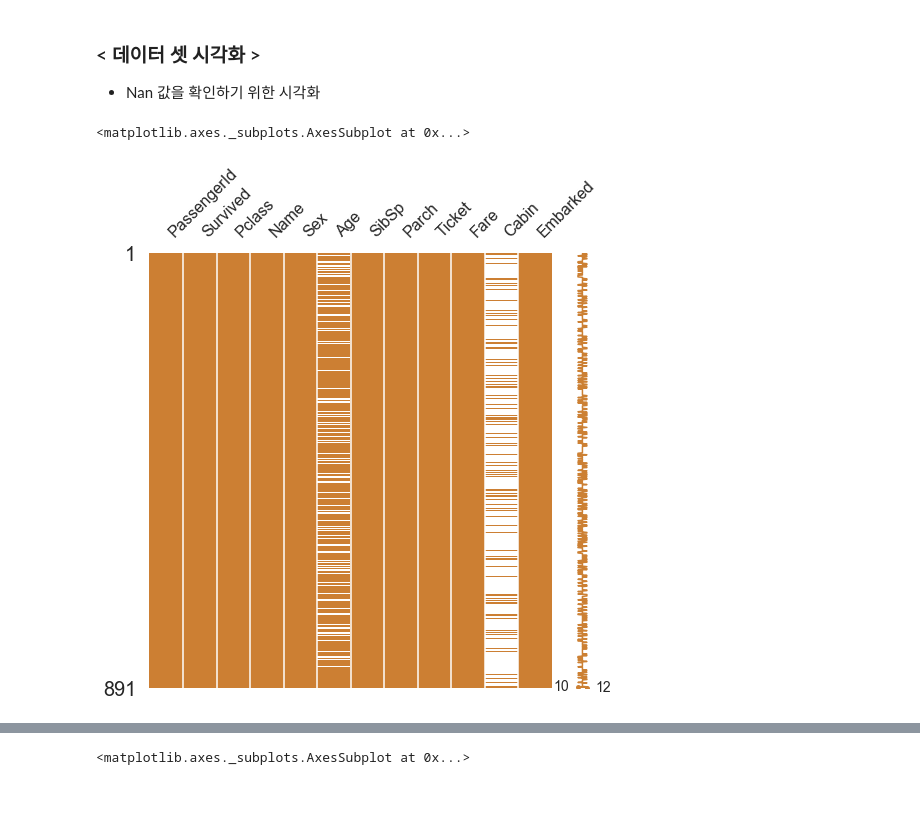
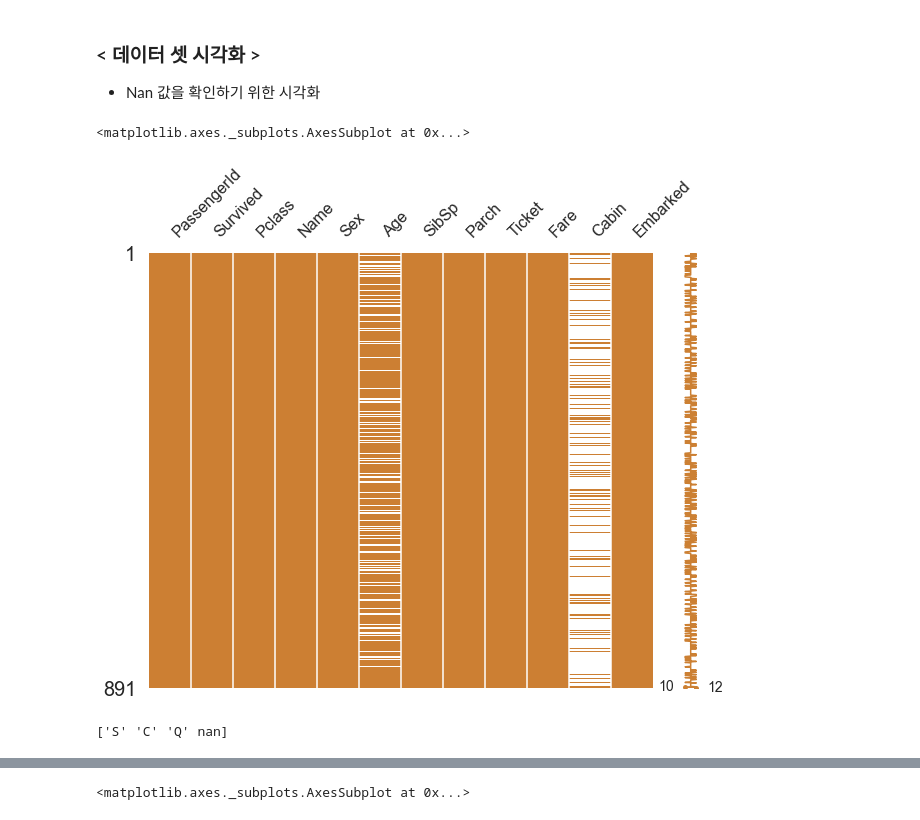
Before and after one commit to co24428/Titanic, a Jupyter notebook: titanic_code.ipynb, the cells around one changed output, grey strips where cells are left out. Saved outputs shown, nothing was run; the diff lists cells and outputs as text; code cells hidden in the pictures.

```diff
--- a/titanic_code.ipynb
+++ b/titanic_code.ipynb
@@ -27,7 +28,13 @@ warnings.filterwarnings('ignore')
 ### < 데이터셋 읽기 >
 # %%
 # \(이스케이프 문자) : 문자열에 쓰려면 \\로 써야 한다.
-df_train = pd.read_csv('C:\\Users\\admin\\Desktop\\kaggle_Titanic\\Titanic\\dataset\\train.csv')
-df_test = pd.read_csv('C:\\Users\\admin\\Desktop\\kaggle_Titanic\\Titanic\\dataset\\test.csv')
+
+# in window
+# df_train = pd.read_csv('C:\\Users\\admin\\Desktop\\kaggle_Titanic\\Titanic\\dataset\\train.csv')
+# df_test = pd.read_csv('C:\\Users\\admin\\Desktop\\kaggle_Titanic\\Titanic\\dataset\\test.csv')
+
+# in mac - 절대경로 윈도우에서 되나?
+df_train = pd.read_csv('dataset/train.csv')
+df_test = pd.read_csv('dataset/test.csv')
 # %% [markdown]
 ### < 데이터 셋 확인 >
@@ -110,10 +144,15 @@ column:   Embarked       Percent of NaN value: 0.00%
 
 - Nan 값을 확인하기 위한 시각화
 # %%
-#MANO 라이브러리로 null의 존재 확인 가능 - 시각화
-# matrix
-msno.matrix(df=df_train.iloc[:, :], figsize=(8, 8), color=(0.8, 0.5, 0.2))
+#missingno 라이브러리로 null의 존재 확인 가능 - 시각화
+# matrix => 몇번 행에서 null이 있는지 확인 가능
+msno.matrix(df=df_train.iloc[:, :], figsize=(10, 8), color=(0.8, 0.5, 0.2))
+# Embarked는 왜 저렇게 나오지?
 # %% [output]
 <matplotlib.axes._subplots.AxesSubplot at 0x...>
-[figure, old version]
+[figure, new version]
+# %%
+print(df_train['Embarked'].unique())
+# %% [output]
+['S' 'C' 'Q' nan]
 # %%
```
Also changed, not shown: parts of 8 cells of this notebook.
